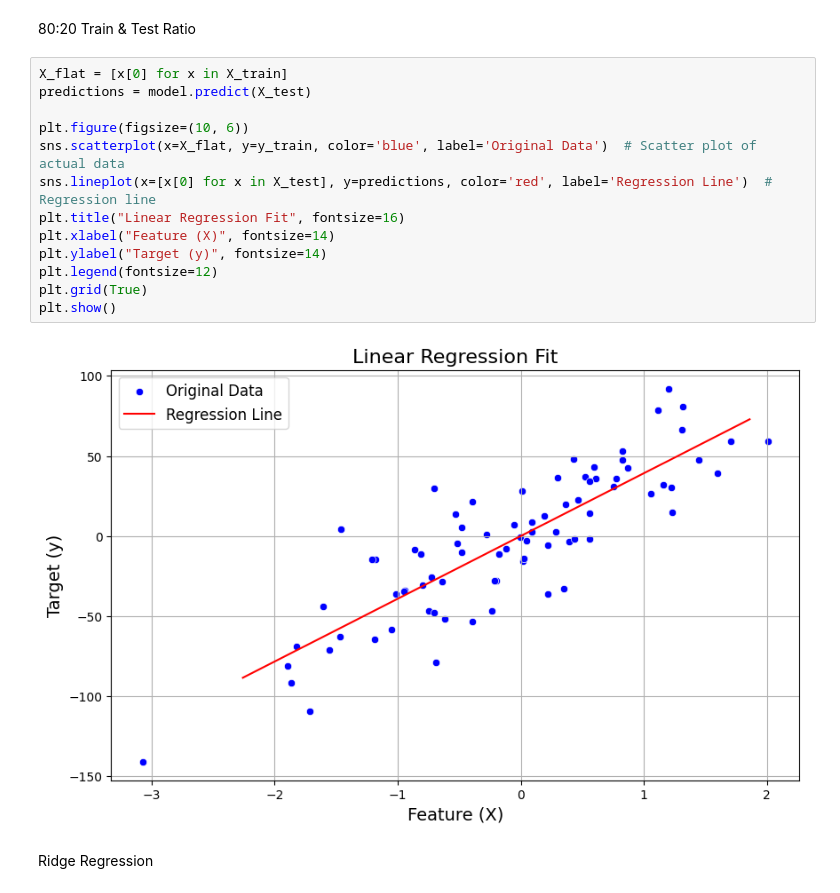
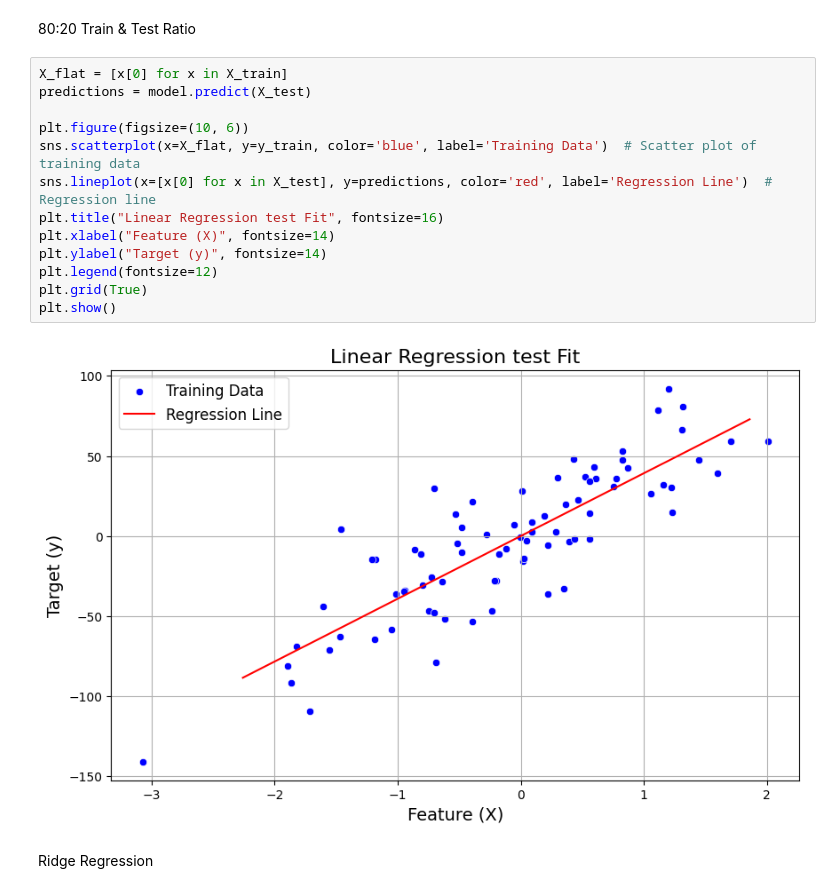
Before and after one commit to TanatB/ML_from_scratch, a Jupyter notebook: linear_regression.ipynb, the cells around one changed output. Cells and saved outputs as stored; diff of their text form.

```diff
--- a/linear_regression.ipynb
+++ b/linear_regression.ipynb
@@ -223,18 +227,18 @@ plt.show()
 # %%
 X_flat = [x[0] for x in X_train]
 predictions = model.predict(X_test)
 
 plt.figure(figsize=(10, 6))
-sns.scatterplot(x=X_flat, y=y_train, color='blue', label='Original Data')  # Scatter plot of actual data
+sns.scatterplot(x=X_flat, y=y_train, color='blue', label='Training Data')  # Scatter plot of training data
 sns.lineplot(x=[x[0] for x in X_test], y=predictions, color='red', label='Regression Line')  # Regression line
-plt.title("Linear Regression Fit", fontsize=16)
+plt.title("Linear Regression test Fit", fontsize=16)
 plt.xlabel("Feature (X)", fontsize=14)
 plt.ylabel("Target (y)", fontsize=14)
 plt.legend(fontsize=12)
 plt.grid(True)
 plt.show()
 # %% [output]
-[figure, old version]
+[figure, new version]
 # %% [markdown]
 Ridge Regression
 # %% [markdown]
```
Also changed, not shown: parts of 5 cells of this notebook, 5 other files.
